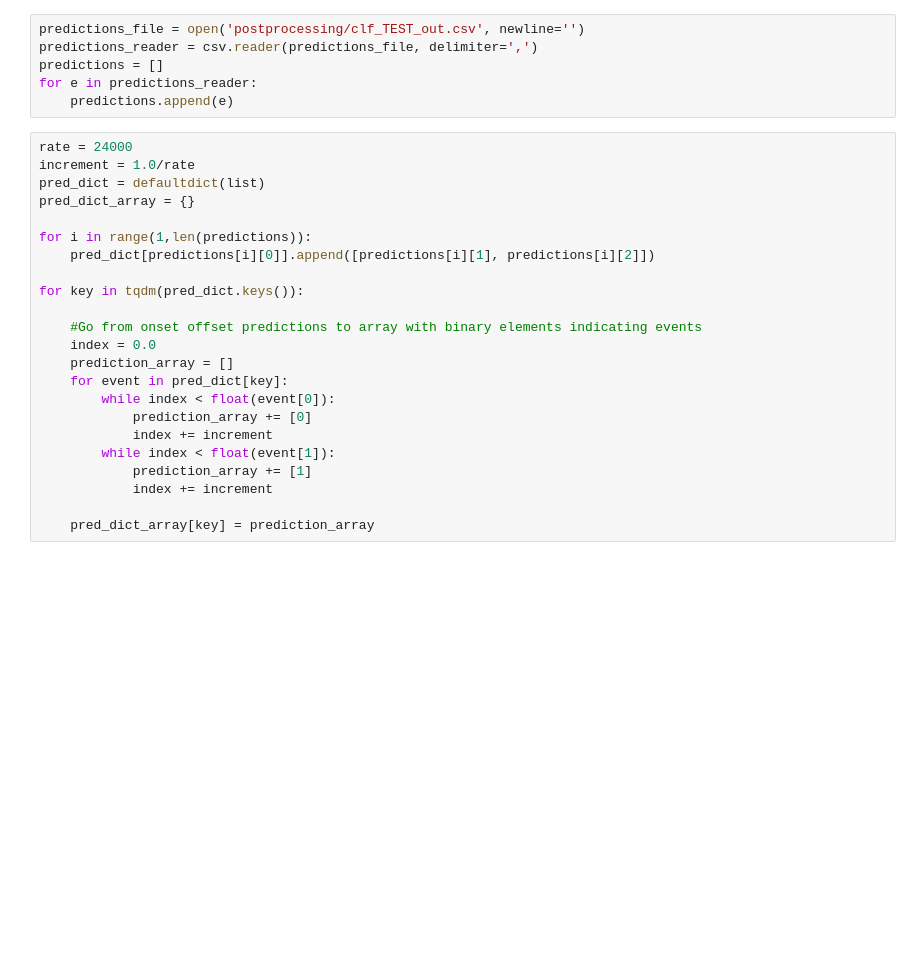
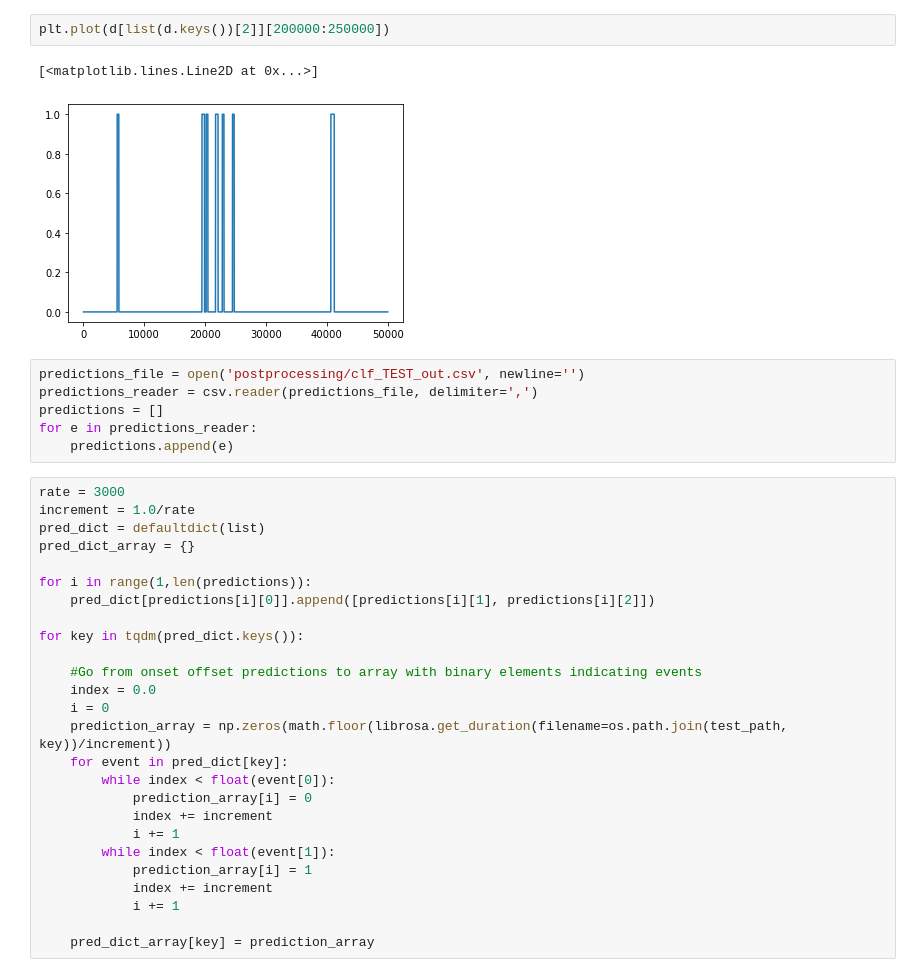
Before and after one commit to johnmartinsson/soundscape-analysis, a Jupyter notebook: few_shot_learning/notebooks/PredictionVisualization.ipynb, the cells around one changed output. Saved outputs shown, nothing was run; the diff lists cells and outputs as text; blank space fills up the shorter version.

```diff
--- a/few_shot_learning/notebooks/PredictionVisualization.ipynb
+++ b/few_shot_learning/notebooks/PredictionVisualization.ipynb
@@ -7,3 +135,8 @@ from collections import defaultdict
+# %%
+plt.plot(d[list(d.keys())[2]][200000:250000])
+# %% [output]
+[<matplotlib.lines.Line2D at 0x...>]
+[figure, added]
 # %%
 predictions_file = open('postprocessing/clf_TEST_out.csv', newline='')
 predictions_reader = csv.reader(predictions_file, delimiter=',')
@@ -11,7 +144,7 @@ predictions = []
 for e in predictions_reader:
     predictions.append(e)
 # %%
-rate = 24000
+rate = 3000
 increment = 1.0/rate
 pred_dict = defaultdict(list)
 pred_dict_array = {}
@@ -23,14 +156,17 @@ for key in tqdm(pred_dict.keys()):
 
     #Go from onset offset predictions to array with binary elements indicating events
     index = 0.0
-    prediction_array = []
+    i = 0
+    prediction_array = np.zeros(math.floor(librosa.get_duration(filename=os.path.join(test_path, key))/increment))
     for event in pred_dict[key]:
         while index < float(event[0]):
-            prediction_array += [0]
+            prediction_array[i] = 0
             index += increment
+            i += 1
         while index < float(event[1]):
-            prediction_array += [1]
+            prediction_array[i] = 1
             index += increment
+            i += 1
 
     pred_dict_array[key] = prediction_array
 # %%
```
Also changed, not shown: parts of 10 cells of this notebook, 14 other files.
